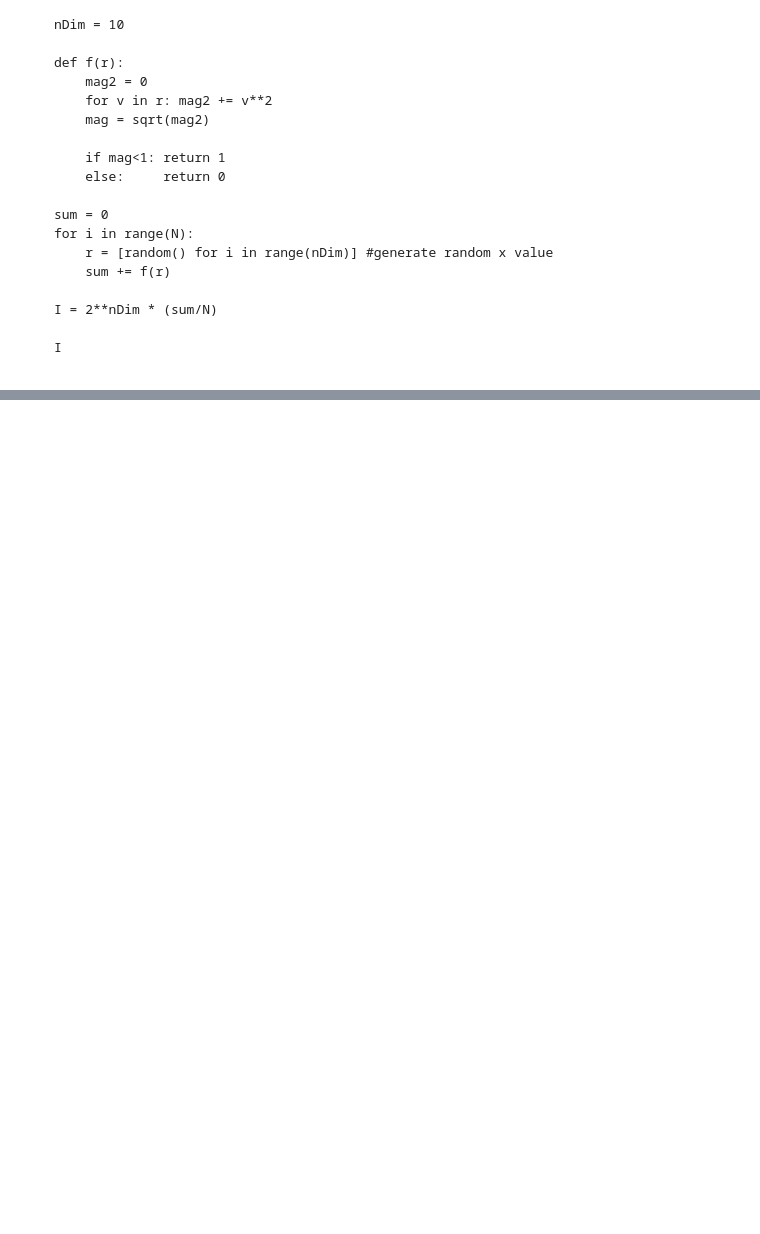
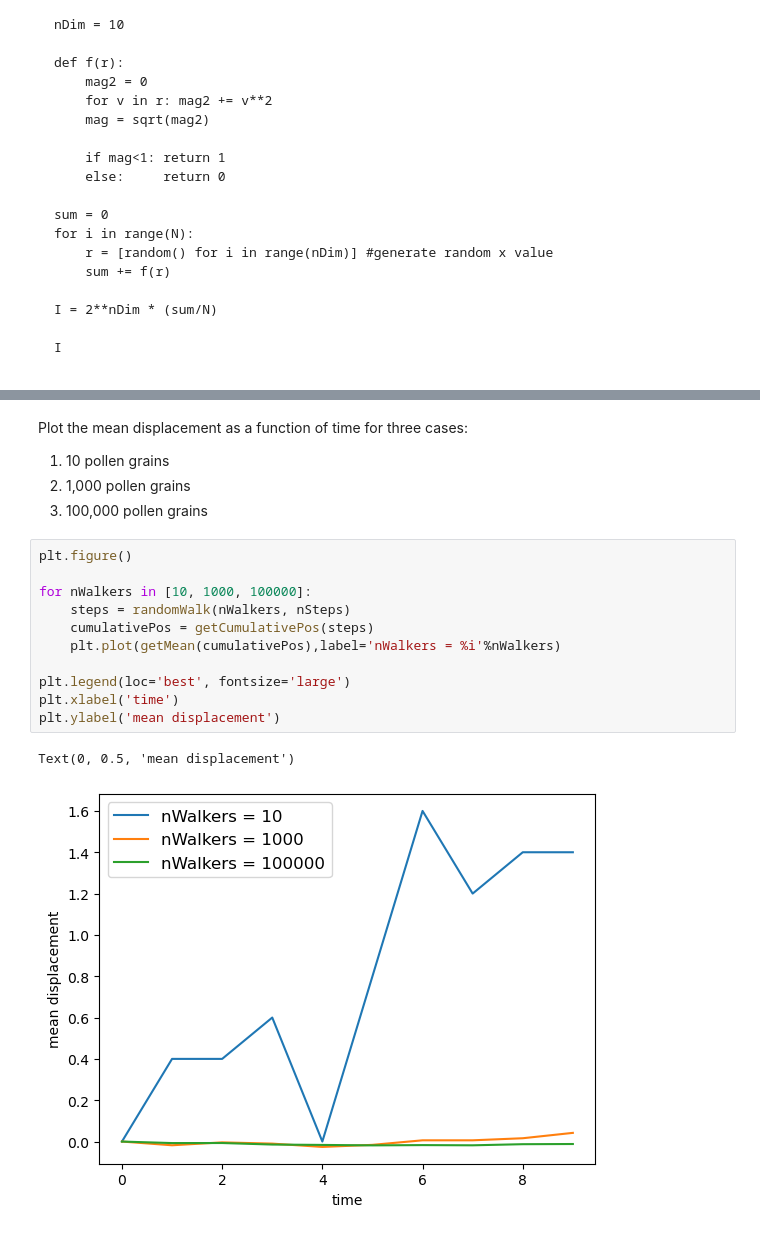
Before and after one commit to jstupak/ComputationalPhysics, a Jupyter notebook: LectureNotes/14_randomness.ipynb, the cells around one changed output, grey strips where cells are left out. Drawn from its saved outputs; the diff is of its cells as text; folded sections open; blank space fills up the shorter version.

```diff
--- a/LectureNotes/14_randomness.ipynb
+++ b/LectureNotes/14_randomness.ipynb
@@ -728,0 +550,19 @@ show()
+# %% [markdown]
+Plot the mean displacement as a function of time for three cases:
+1) 10 pollen grains
+3) 1,000 pollen grains
+4) 100,000 pollen grains
+# %%
+plt.figure()
+
+for nWalkers in [10, 1000, 100000]:
+    steps = randomWalk(nWalkers, nSteps)
+    cumulativePos = getCumulativePos(steps)
+    plt.plot(getMean(cumulativePos),label='nWalkers = %i'%nWalkers)
+
+plt.legend(loc='best', fontsize='large')
+plt.xlabel('time')
+plt.ylabel('mean displacement')
+# %% [output]
+Text(0, 0.5, 'mean displacement')
+[figure, added]
```
Also changed, not shown: parts of 29 cells of this notebook.
